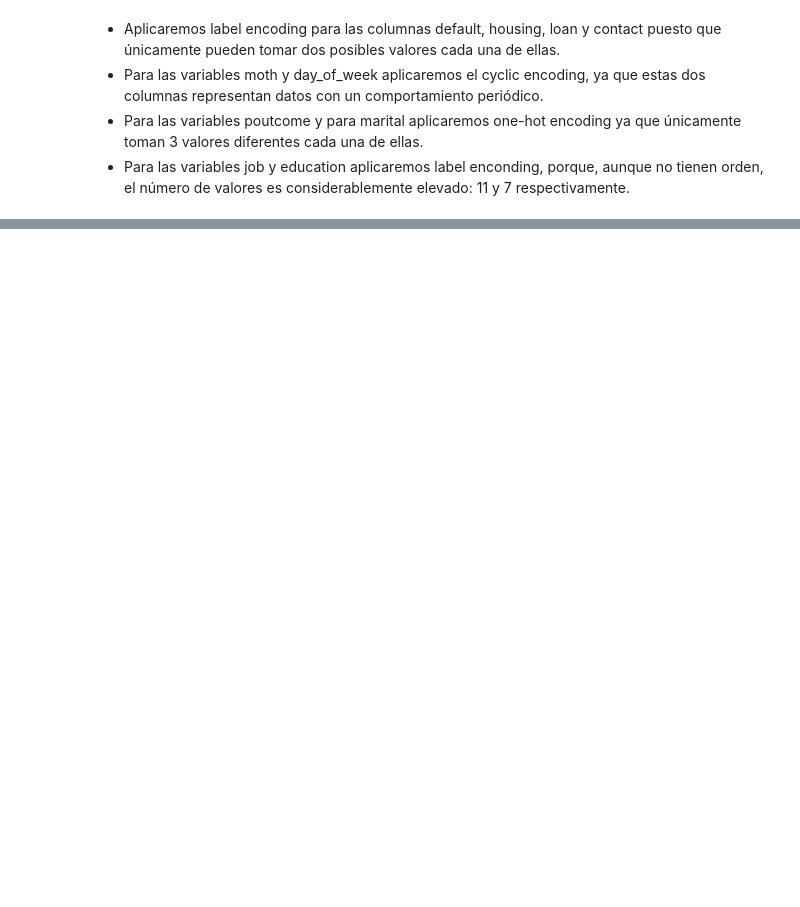
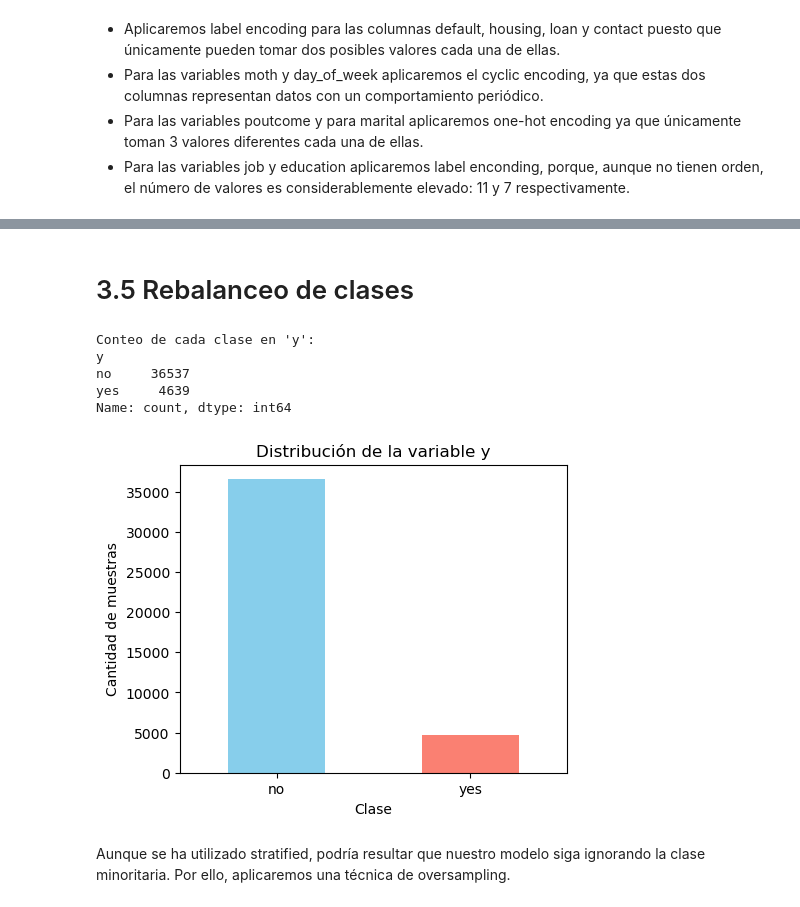
Before and after one commit to Victor-Marcos/Data-mining, a Jupyter notebook: Tarea.ipynb, the cells around one changed output, grey strips where cells are left out. Saved outputs shown, nothing was run; the diff lists cells and outputs as text; code cells hidden in the pictures; blank space fills up the shorter version.

```diff
--- a/Tarea.ipynb
+++ b/Tarea.ipynb
@@ -627,0 +746,25 @@ Transformaciones aplicadas. Dataset final:
+# %% [markdown]
+# 3.5 Rebalanceo de clases
+# %%
+# Conteo de clases
+conteo_y = df_encoded['y'].value_counts()
+print("Conteo de cada clase en 'y':")
+print(conteo_y)
+
+# Gráfico de barras
+plt.figure(figsize=(5,4))
+conteo_y.plot(kind='bar', color=['skyblue','salmon'])
+plt.title("Distribución de la variable y")
+plt.xlabel("Clase")
+plt.ylabel("Cantidad de muestras")
+plt.xticks(rotation=0)
+plt.show()
+# %% [output]
+Conteo de cada clase en 'y':
+y
+no     36537
+yes     4639
+Name: count, dtype: int64
+[figure, added]
+# %% [markdown]
+Aunque se ha utilizado stratified, podría resultar que nuestro modelo siga ignorando la clase minoritaria. Por ello, aplicaremos una técnica de oversampling.
```
Also changed, not shown: parts of 27 cells of this notebook.
